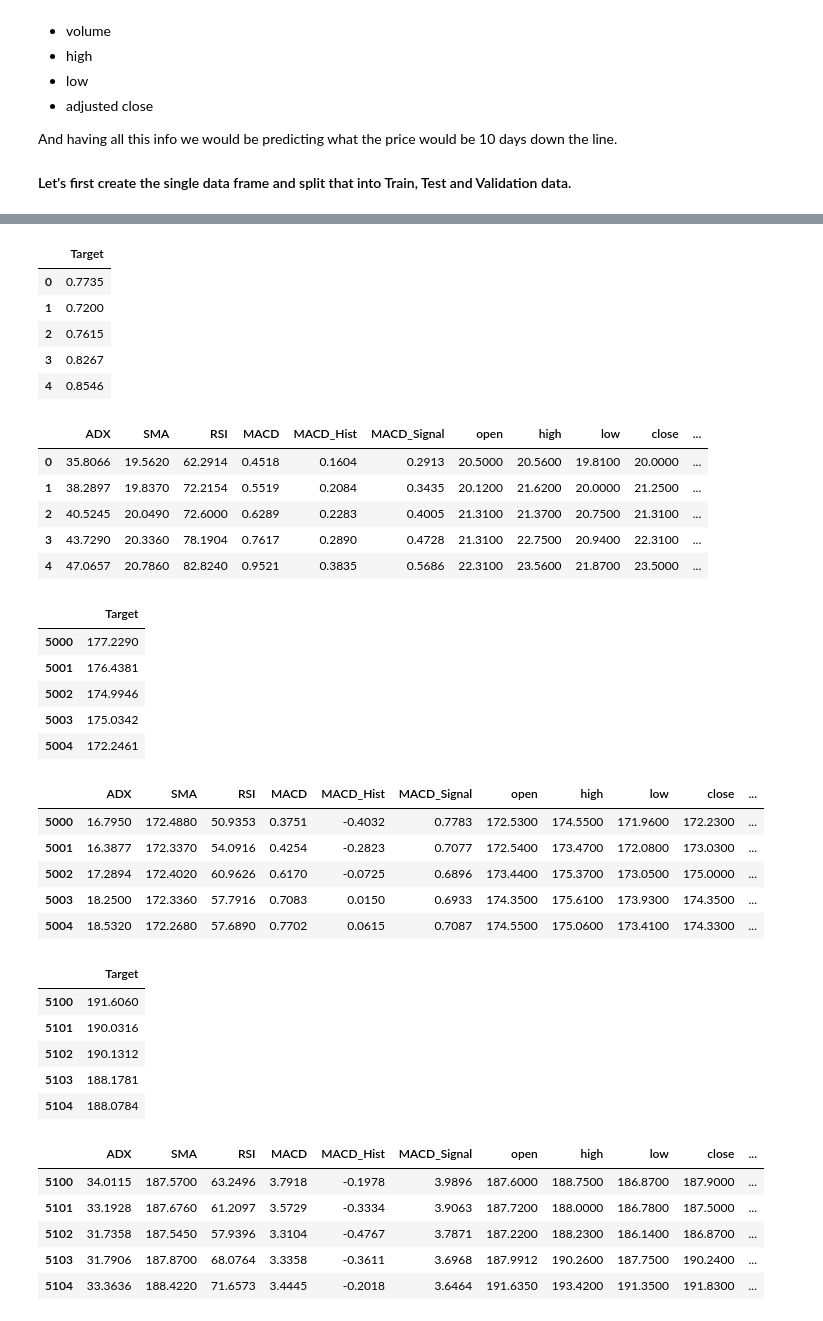
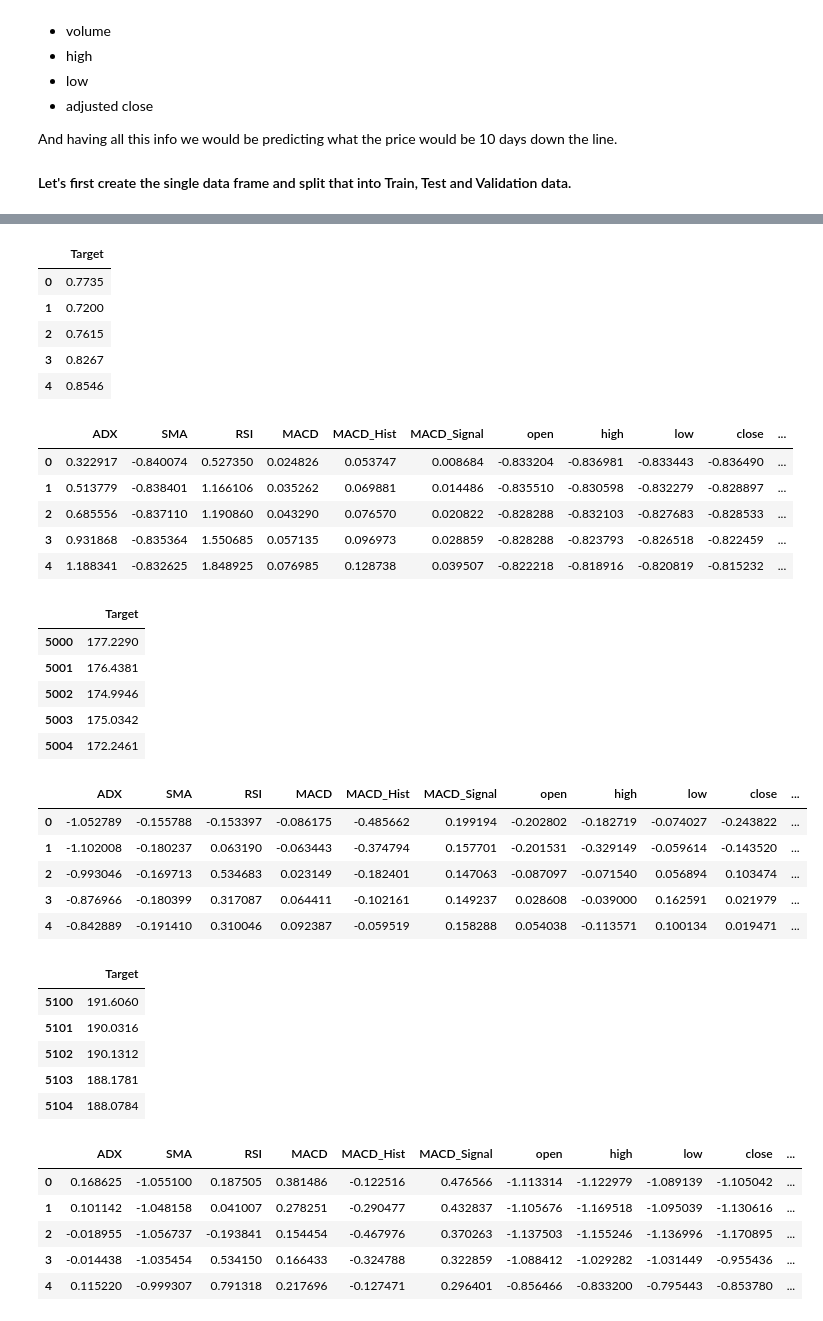
Before and after one commit to Neeraj-Natu/machine-learning_in_finance, a Jupyter notebook: Utils/Data-Prep.ipynb, the cells around one changed output, grey strips where cells are left out. Saved outputs shown, nothing was run; the diff lists cells and outputs as text; code cells hidden in the pictures.

Commit message:
finished model and data prep with additional data

```diff
--- a/Utils/Data-Prep.ipynb
+++ b/Utils/Data-Prep.ipynb
@@ -264,58 +265,78 @@ Train_set = Merged_frames.iloc[:5000];
 Validation_set = Merged_frames.iloc[5000:5100];
 Test_set = Merged_frames.iloc[5100:total_length];
 
+## Training Data and Labels
 Train_labels = Train_set[['Target']].copy()
-Train_data = Train_set.drop(['Target','date'], axis=1);
+Train_data = Train_set.drop(['Target','date','split coefficient'], axis=1);
 
+## pre processing the data
+train_names = Train_data.columns
+train_data_scaler = preprocessing.StandardScaler()
+Train_data_scaled = train_data_scaler.fit_transform(Train_data)
+Train_data_scaled = pd.DataFrame(Train_data_scaled, columns=train_names)
+
+
+
+## Validation data and labels
 Validation_labels = Validation_set[['Target']].copy();
-Validation_data = Validation_set.drop(['Target','date'], axis=1);
+Validation_data = Validation_set.drop(['Target','date','split coefficient'], axis=1);
 
+
+## pre processing the data
+validation_names = Validation_data.columns
+validation_data_scaler = preprocessing.StandardScaler()
+Validation_data_scaled = validation_data_scaler.fit_transform(Validation_data)
+Validation_data_scaled = pd.DataFrame(Validation_data_scaled, columns=validation_names)
+
+
+
+
+## Test data and labels
 Test_labels = Test_set[['Target']].copy();
-Test_data = Test_set.drop(['Target','date'], axis=1);
+Test_data = Test_set.drop(['Target','date','split coefficient'], axis=1);
+
+
+## pre processing the data
+test_names = Test_data.columns
+test_data_scaler = preprocessing.StandardScaler()
+Test_data_scaled = test_data_scaler.fit_transform(Test_data)
+Test_data_scaled = pd.DataFrame(Test_data_scaled, columns=test_names)
 
 
 display(Train_labels.head())
-display(Train_data.head())
+display(Train_data_scaled.head())
 
 
 display(Validation_labels.head())
-display(Validation_data.head())
+display(Validation_data_scaled.head())
 
 display(Test_labels.head())
-display(Test_data.head())
-
-
-Train_data.to_csv("..\data\Train_data.csv", encoding='utf-8');
-Train_labels.to_csv("..\data\Train_labels.csv", encoding='utf-8');
-Validation_data.to_csv("..\data\Validation_data.csv", encoding='utf-8');
-Validation_labels.to_csv("..\data\Validation_labels.csv", encoding='utf-8');
-Test_data.to_csv("..\data\Test_data.csv", encoding='utf-8');
-Test_labels.to_csv("..\data\Test_labels.csv", encoding='utf-8');
+display(Test_data_scaled.head())
 # %% [output]
 |  | Target |
 | 0 | 0.7735 |
 | 1 | 0.7200 |
 | 2 | 0.7615 |
 | 3 | 0.8267 |
 | 4 | 0.8546 |
 |  | ADX | SMA | RSI | MACD | MACD_Hist | MACD_Signal | open | high | low | close | ... |
-| 0 | 35.8066 | 19.5620 | 62.2914 | 0.4518 | 0.1604 | 0.2913 | 20.5000 | 20.5600 | 19.8100 | 20.0000 | ... |
-| 1 | 38.2897 | 19.8370 | 72.2154 | 0.5519 | 0.2084 | 0.3435 | 20.1200 | 21.6200 | 20.0000 | 21.2500 | ... |
-| 2 | 40.5245 | 20.0490 | 72.6000 | 0.6289 | 0.2283 | 0.4005 | 21.3100 | 21.3700 | 20.7500 | 21.3100 | ... |
-| 3 | 43.7290 | 20.3360 | 78.1904 | 0.7617 | 0.2890 | 0.4728 | 21.3100 | 22.7500 | 20.9400 | 22.3100 | ... |
-| 4 | 47.0657 | 20.7860 | 82.8240 | 0.9521 | 0.3835 | 0.5686 | 22.3100 | 23.5600 | 21.8700 | 23.5000 | ... |
+| 0 | 0.322917 | -0.840074 | 0.527350 | 0.024826 | 0.053747 | 0.008684 | -0.833204 | -0.836981 | -0.833443 | -0.836490 | ... |
+| 1 | 0.513779 | -0.838401 | 1.166106 | 0.035262 | 0.069881 | 0.014486 | -0.835510 | -0.830598 | -0.832279 | -0.828897 | ... |
+| 2 | 0.685556 | -0.837110 | 1.190860 | 0.043290 | 0.076570 | 0.020822 | -0.828288 | -0.832103 | -0.827683 | -0.828533 | ... |
+| 3 | 0.931868 | -0.835364 | 1.550685 | 0.057135 | 0.096973 | 0.028859 | -0.828288 | -0.823793 | -0.826518 | -0.822459 | ... |
+| 4 | 1.188341 | -0.832625 | 1.848925 | 0.076985 | 0.128738 | 0.039507 | -0.822218 | -0.818916 | -0.820819 | -0.815232 | ... |
 |  | Target |
 | 5000 | 177.2290 |
 | 5001 | 176.4381 |
 | 5002 | 174.9946 |
 | 5003 | 175.0342 |
 | 5004 | 172.2461 |
 |  | ADX | SMA | RSI | MACD | MACD_Hist | MACD_Signal | open | high | low | close | ... |
-| 5000 | 16.7950 | 172.4880 | 50.9353 | 0.3751 | -0.4032 | 0.7783 | 172.5300 | 174.5500 | 171.9600 | 172.2300 | ... |
-| 5001 | 16.3877 | 172.3370 | 54.0916 | 0.4254 | -0.2823 | 0.7077 | 172.5400 | 173.4700 | 172.0800 | 173.0300 | ... |
-| 5002 | 17.2894 | 172.4020 | 60.9626 | 0.6170 | -0.0725 | 0.6896 | 173.4400 | 175.3700 | 173.0500 | 175.0000 | ... |
-| 5003 | 18.2500 | 172.3360 | 57.7916 | 0.7083 | 0.0150 | 0.6933 | 174.3500 | 175.6100 | 173.9300 | 174.3500 | ... |
-| 5004 | 18.5320 | 172.2680 | 57.6890 | 0.7702 | 0.0615 | 0.7087 | 174.5500 | 175.0600 | 173.4100 | 174.3300 | ... |
+| 0 | -1.052789 | -0.155788 | -0.153397 | -0.086175 | -0.485662 | 0.199194 | -0.202802 | -0.182719 | -0.074027 | -0.243822 | ... |
+| 1 | -1.102008 | -0.180237 | 0.063190 | -0.063443 | -0.374794 | 0.157701 | -0.201531 | -0.329149 | -0.059614 | -0.143520 | ... |
+| 2 | -0.993046 | -0.169713 | 0.534683 | 0.023149 | -0.182401 | 0.147063 | -0.087097 | -0.071540 | 0.056894 | 0.103474 | ... |
+| 3 | -0.876966 | -0.180399 | 0.317087 | 0.064411 | -0.102161 | 0.149237 | 0.028608 | -0.039000 | 0.162591 | 0.021979 | ... |
+| 4 | -0.842889 | -0.191410 | 0.310046 | 0.092387 | -0.059519 | 0.158288 | 0.054038 | -0.113571 | 0.100134 | 0.019471 | ... |
 |  | Target |
 | 5100 | 191.6060 |
 | 5101 | 190.0316 |
@@ -323,8 +344,8 @@ Test_labels.to_csv("..\data\Test_labels.csv", encoding='utf-8');
 | 5103 | 188.1781 |
 | 5104 | 188.0784 |
 |  | ADX | SMA | RSI | MACD | MACD_Hist | MACD_Signal | open | high | low | close | ... |
-| 5100 | 34.0115 | 187.5700 | 63.2496 | 3.7918 | -0.1978 | 3.9896 | 187.6000 | 188.7500 | 186.8700 | 187.9000 | ... |
-| 5101 | 33.1928 | 187.6760 | 61.2097 | 3.5729 | -0.3334 | 3.9063 | 187.7200 | 188.0000 | 186.7800 | 187.5000 | ... |
-| 5102 | 31.7358 | 187.5450 | 57.9396 | 3.3104 | -0.4767 | 3.7871 | 187.2200 | 188.2300 | 186.1400 | 186.8700 | ... |
-| 5103 | 31.7906 | 187.8700 | 68.0764 | 3.3358 | -0.3611 | 3.6968 | 187.9912 | 190.2600 | 187.7500 | 190.2400 | ... |
-| 5104 | 33.3636 | 188.4220 | 71.6573 | 3.4445 | -0.2018 | 3.6464 | 191.6350 | 193.4200 | 191.3500 | 191.8300 | ... |
+| 0 | 0.168625 | -1.055100 | 0.187505 | 0.381486 | -0.122516 | 0.476566 | -1.113314 | -1.122979 | -1.089139 | -1.105042 | ... |
+| 1 | 0.101142 | -1.048158 | 0.041007 | 0.278251 | -0.290477 | 0.432837 | -1.105676 | -1.169518 | -1.095039 | -1.130616 | ... |
+| 2 | -0.018955 | -1.056737 | -0.193841 | 0.154454 | -0.467976 | 0.370263 | -1.137503 | -1.155246 | -1.136996 | -1.170895 | ... |
+| 3 | -0.014438 | -1.035454 | 0.534150 | 0.166433 | -0.324788 | 0.322859 | -1.088412 | -1.029282 | -1.031449 | -0.955436 | ... |
+| 4 | 0.115220 | -0.999307 | 0.791318 | 0.217696 | -0.127471 | 0.296401 | -0.856466 | -0.833200 | -0.795443 | -0.853780 | ... |
```
Also changed, not shown: parts of 8 cells of this notebook, 5 other files.
